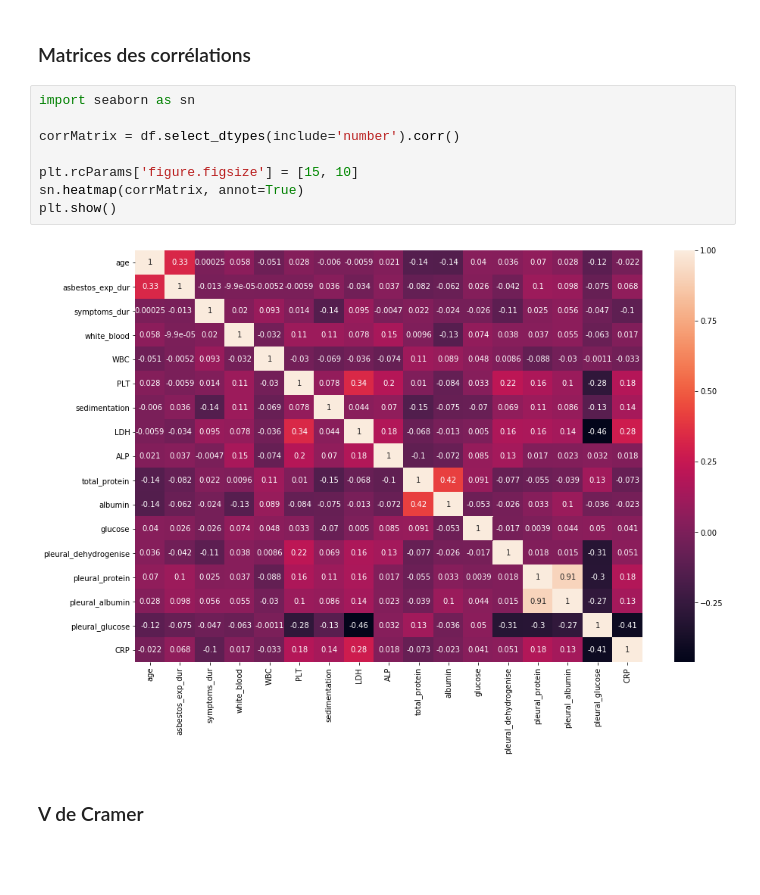
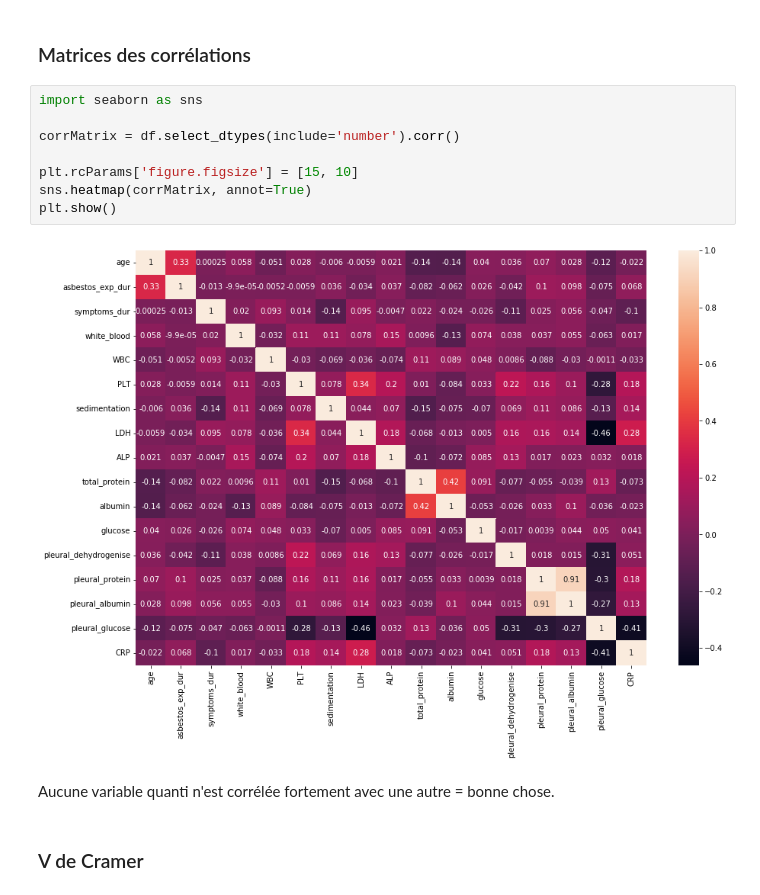
Before and after one commit to romanelgff/ml-mesothelioma, a Jupyter notebook: code.ipynb, the cells around one changed output. Drawn from its saved outputs; the diff is of its cells as text; blank space fills up the shorter version.

```diff
--- a/code.ipynb
+++ b/code.ipynb
@@ -201,15 +211,17 @@ dc.head()
 # %% [markdown]
 ### Matrices des corrélations
 # %%
-import seaborn as sn
+import seaborn as sns
 
 corrMatrix = df.select_dtypes(include='number').corr()
 
 plt.rcParams['figure.figsize'] = [15, 10]
-sn.heatmap(corrMatrix, annot=True)
+sns.heatmap(corrMatrix, annot=True)
 plt.show()
 # %% [output]
-[figure, old version]
+[figure, new version]
+# %% [markdown]
+Aucune variable quanti n'est corrélée fortement avec une autre = bonne chose.
 # %% [markdown]
 ### V de Cramer
 # %%
```
Also changed, not shown: parts of 44 cells of this notebook, 2 other files.
